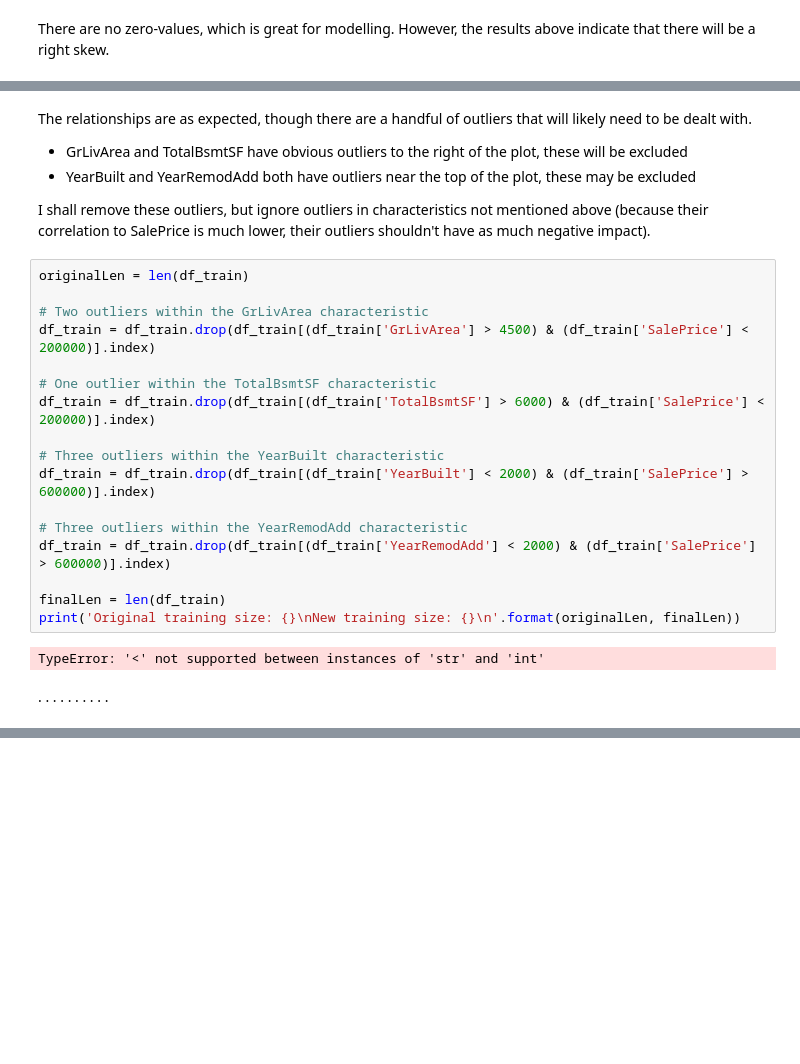
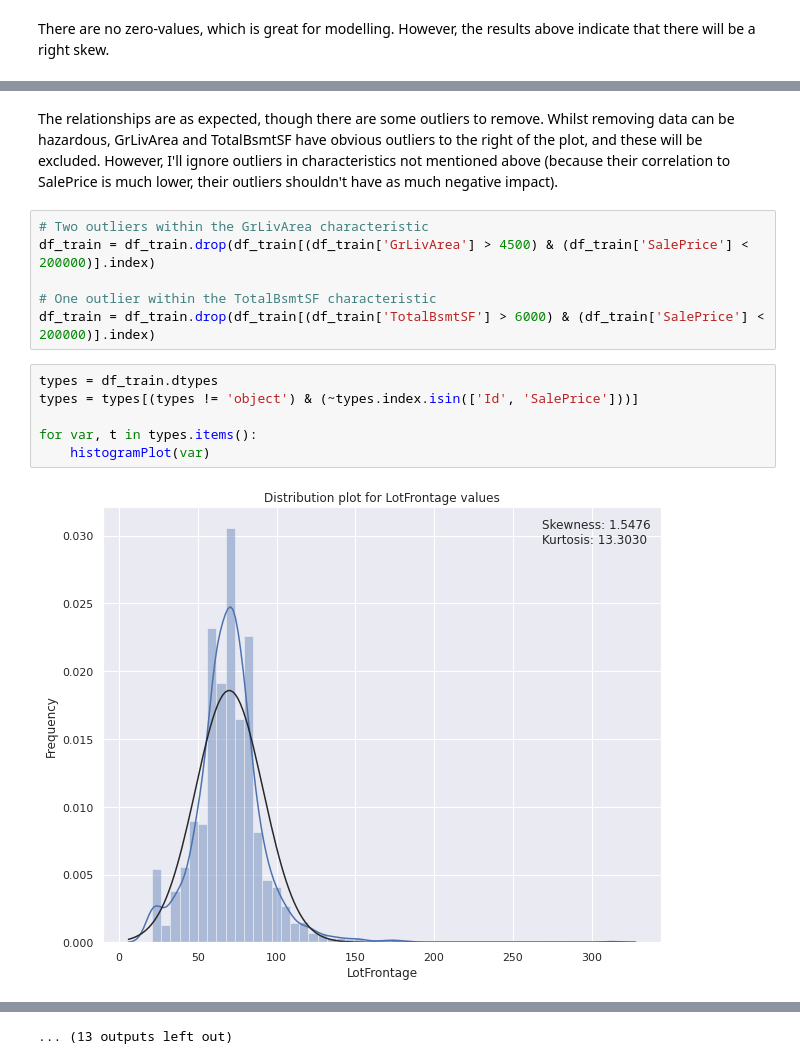
Before and after one commit to KadinSchultz/House-Price-Predictions, a Jupyter notebook: house-prices-kadin-s.ipynb, the cells around one changed output, grey strips where cells are left out. Drawn from its saved outputs; the diff is of its cells as text; blank space fills up the shorter version.

```diff
--- a/house-prices-kadin-s.ipynb
+++ b/house-prices-kadin-s.ipynb
@@ -270,37 +280,16 @@ for var in variables:
 # %% [markdown]
-The relationships are as expected, though there are a handful of outliers that will likely need to be dealt with.
-
-* GrLivArea and TotalBsmtSF have obvious outliers to the right of the plot, these will be excluded
-* YearBuilt and YearRemodAdd both have outliers near the top of the plot, these may be excluded
-
-I shall remove these outliers, but ignore outliers in characteristics not mentioned above (because their correlation to SalePrice is much lower, their outliers shouldn't have as much negative impact).
+The relationships are as expected, though there are some outliers to remove. Whilst removing data can be hazardous, GrLivArea and TotalBsmtSF have obvious outliers to the right of the plot, and these will be excluded. However, I'll ignore outliers in characteristics not mentioned above (because their correlation to SalePrice is much lower, their outliers shouldn't have as much negative impact).
 # %%
-originalLen = len(df_train)
-
 # Two outliers within the GrLivArea characteristic
 df_train = df_train.drop(df_train[(df_train['GrLivArea'] > 4500) & (df_train['SalePrice'] < 200000)].index)
 
 # One outlier within the TotalBsmtSF characteristic
 df_train = df_train.drop(df_train[(df_train['TotalBsmtSF'] > 6000) & (df_train['SalePrice'] < 200000)].index)
-
-# Three outliers within the YearBuilt characteristic
-df_train = df_train.drop(df_train[(df_train['YearBuilt'] < 2000) & (df_train['SalePrice'] > 600000)].index)
-
-# Three outliers within the YearRemodAdd characteristic
-df_train = df_train.drop(df_train[(df_train['YearRemodAdd'] < 2000) & (df_train['SalePrice'] > 600000)].index)
-
-finalLen = len(df_train)
-print('Original training size: {}\nNew training size: {}\n'.format(originalLen, finalLen))
-# %% [output]
-TypeError: '<' not supported between instances of 'str' and 'int'
-# %% [markdown]
-.
-.
-.
-.
-.
-.
-.
-.
-.
-.
+# %%
+types = df_train.dtypes
+types = types[(types != 'object') & (~types.index.isin(['Id', 'SalePrice']))]
+
+for var, t in types.items():
+    histogramPlot(var)
+# %% [output]
+[figure, added]
@@ -306,0 +307 @@ TypeError: '<' not supported between instances of 'str' and 'int'
+... (13 outputs left out)
```
Also changed, not shown: parts of 11 cells of this notebook.
